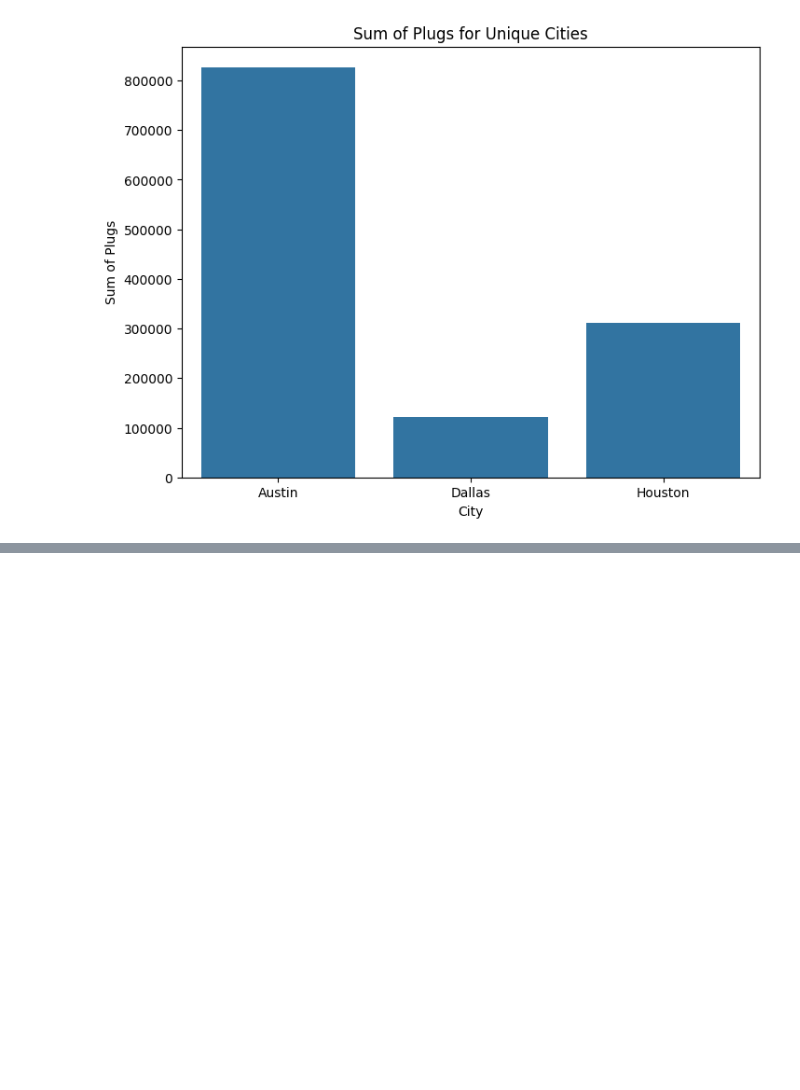
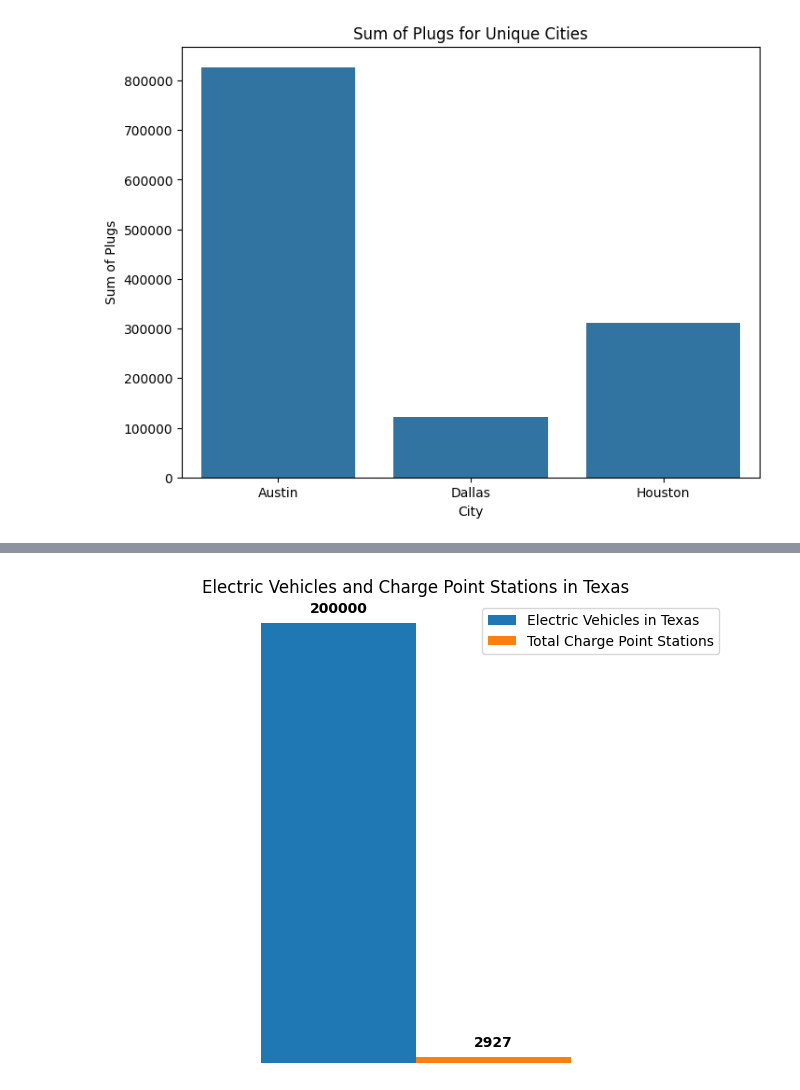
Before and after one commit to Msalazar2/ev_project, a Jupyter notebook: ev_explore.ipynb, the cells around one changed output, grey strips where cells are left out. Cells and saved outputs as stored; diff of their text form; code cells hidden in the pictures; blank space fills up the shorter version.

```diff
--- a/ev_explore.ipynb
+++ b/ev_explore.ipynb
@@ -292,35 +308,37 @@ plt.show()
 # %%
 data = {
     'Electric Vehicles in Texas': [200000],
-    'Total Charge Point Stations': [2_763]
+    'Total Charge Point Stations': [2_927]
 }
 
 df = pd.DataFrame(data)
 
 
 ax = df.plot(kind='bar', figsize=(8, 6))
 ax.set_title('Electric Vehicles and Charge Point Stations in Texas')
 
 ax.spines['top'].set_visible(False)
 ax.spines['right'].set_visible(False)
 ax.spines['bottom'].set_visible(False)
 ax.spines['left'].set_visible(False)
 
 plt.xticks([])  # Empty list to remove x-axis ticks
 plt.yticks([])
 
 ax.tick_params(axis='y', length=0)
 
 for i, bar in enumerate(ax.patches):
     value = df.iloc[0, i]  # Get the value from the DataFrame
     height = bar.get_height()
     x_pos = bar.get_x() + bar.get_width() / 2
     y_pos = bar.get_y() + height + 5
 
     ax.annotate(f'{value:.0f}',  # Use the actual value from the DataFrame
                 xy=(x_pos, y_pos),
                 xytext=(0, 5),  # Adjust the vertical offset here
                 textcoords="offset points",
                 ha='center', va='bottom', fontsize=10, color='black', weight='bold')
 
 plt.show()
+# %% [output]
+[figure, added]
```
Also changed, not shown: parts of 3 cells of this notebook, 1 other file.
